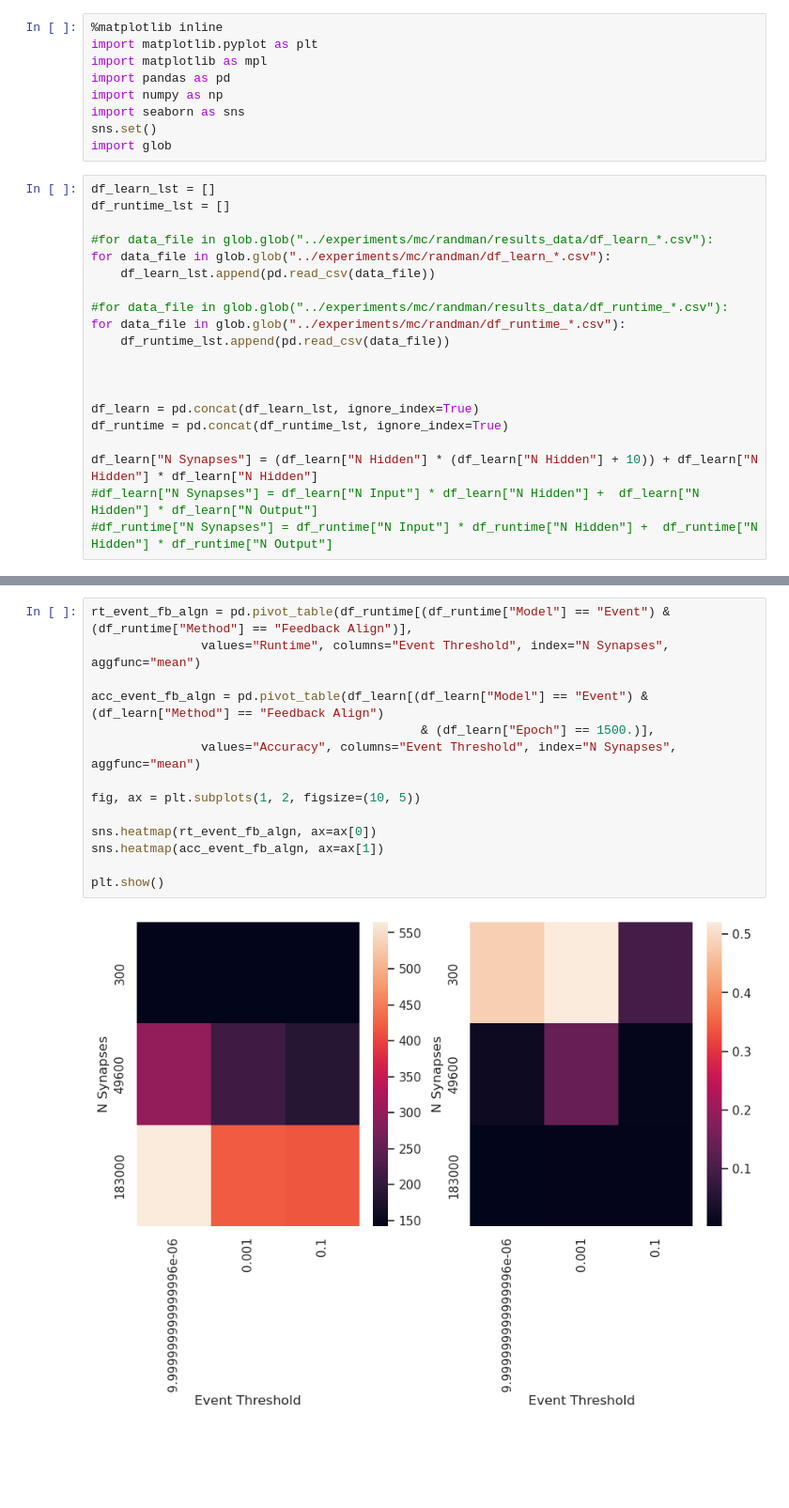
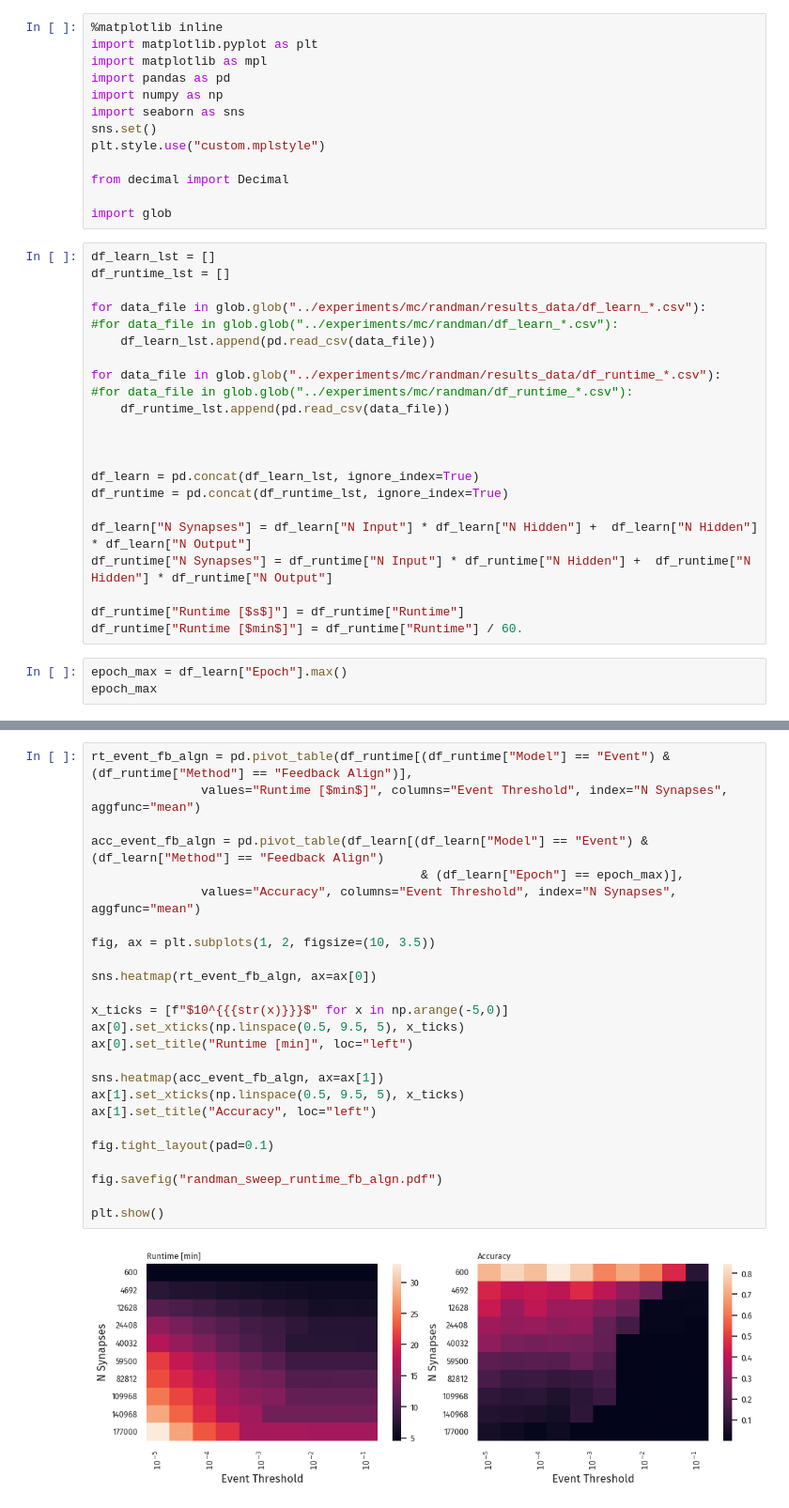
Before and after one commit to FabianSchubert/microcircuit_network, a Jupyter notebook: mc/analysis_notebooks/Randman_Analysis.ipynb, the cells around one changed output, grey strips where cells are left out. Shown at 94% size. Saved outputs shown, nothing was run; the diff lists cells and outputs as text; blank space fills up the shorter version.

```diff
--- a/mc/analysis_notebooks/Randman_Analysis.ipynb
+++ b/mc/analysis_notebooks/Randman_Analysis.ipynb
@@ -6,17 +6,21 @@ import pandas as pd
 import numpy as np
 import seaborn as sns
 sns.set()
+plt.style.use("custom.mplstyle")
+
+from decimal import Decimal
+
 import glob
 # %%
 df_learn_lst = []
 df_runtime_lst = []
 
-#for data_file in glob.glob("../experiments/mc/randman/results_data/df_learn_*.csv"):
-for data_file in glob.glob("../experiments/mc/randman/df_learn_*.csv"):
+for data_file in glob.glob("../experiments/mc/randman/results_data/df_learn_*.csv"):
+#for data_file in glob.glob("../experiments/mc/randman/df_learn_*.csv"):
     df_learn_lst.append(pd.read_csv(data_file))
 
-#for data_file in glob.glob("../experiments/mc/randman/results_data/df_runtime_*.csv"):
-for data_file in glob.glob("../experiments/mc/randman/df_runtime_*.csv"):
+for data_file in glob.glob("../experiments/mc/randman/results_data/df_runtime_*.csv"):
+#for data_file in glob.glob("../experiments/mc/randman/df_runtime_*.csv"):
     df_runtime_lst.append(pd.read_csv(data_file))
 
 
@@ -24,6 +28,11 @@ for data_file in glob.glob("../experiments/mc/randman/df_runtime_*.csv"):
 df_learn = pd.concat(df_learn_lst, ignore_index=True)
 df_runtime = pd.concat(df_runtime_lst, ignore_index=True)
 
-df_learn["N Synapses"] = (df_learn["N Hidden"] * (df_learn["N Hidden"] + 10)) + df_learn["N Hidden"] * df_learn["N Hidden"]
-#df_learn["N Synapses"] = df_learn["N Input"] * df_learn["N Hidden"] +  df_learn["N Hidden"] * df_learn["N Output"]
-#df_runtime["N Synapses"] = df_runtime["N Input"] * df_runtime["N Hidden"] +  df_runtime["N Hidden"] * df_runtime["N Output"]
+df_learn["N Synapses"] = df_learn["N Input"] * df_learn["N Hidden"] +  df_learn["N Hidden"] * df_learn["N Output"]
+df_runtime["N Synapses"] = df_runtime["N Input"] * df_runtime["N Hidden"] +  df_runtime["N Hidden"] * df_runtime["N Output"]
+
+df_runtime["Runtime [$s$]"] = df_runtime["Runtime"]
+df_runtime["Runtime [$min$]"] = df_runtime["Runtime"] / 60.
+# %%
+epoch_max = df_learn["Epoch"].max()
+epoch_max
@@ -56,16 +52,27 @@ plt.show()
 # %%
 rt_event_fb_algn = pd.pivot_table(df_runtime[(df_runtime["Model"] == "Event") & (df_runtime["Method"] == "Feedback Align")],
-               values="Runtime", columns="Event Threshold", index="N Synapses", aggfunc="mean")
+               values="Runtime [$min$]", columns="Event Threshold", index="N Synapses", aggfunc="mean")
 
 acc_event_fb_algn = pd.pivot_table(df_learn[(df_learn["Model"] == "Event") & (df_learn["Method"] == "Feedback Align")
-                                             & (df_learn["Epoch"] == 1500.)],
+                                             & (df_learn["Epoch"] == epoch_max)],
                values="Accuracy", columns="Event Threshold", index="N Synapses", aggfunc="mean")
 
-fig, ax = plt.subplots(1, 2, figsize=(10, 5))
+fig, ax = plt.subplots(1, 2, figsize=(10, 3.5))
 
 sns.heatmap(rt_event_fb_algn, ax=ax[0])
+
+x_ticks = [f"$10^{{{str(x)}}}$" for x in np.arange(-5,0)]
+ax[0].set_xticks(np.linspace(0.5, 9.5, 5), x_ticks)
+ax[0].set_title("Runtime [min]", loc="left")
+
 sns.heatmap(acc_event_fb_algn, ax=ax[1])
+ax[1].set_xticks(np.linspace(0.5, 9.5, 5), x_ticks)
+ax[1].set_title("Accuracy", loc="left")
+
+fig.tight_layout(pad=0.1)
+
+fig.savefig("randman_sweep_runtime_fb_algn.pdf")
 
 plt.show()
 # %% [output]
-[figure, old version]
+[figure, new version]
```
Also changed, not shown: parts of 10 cells of this notebook, 6 other files.
